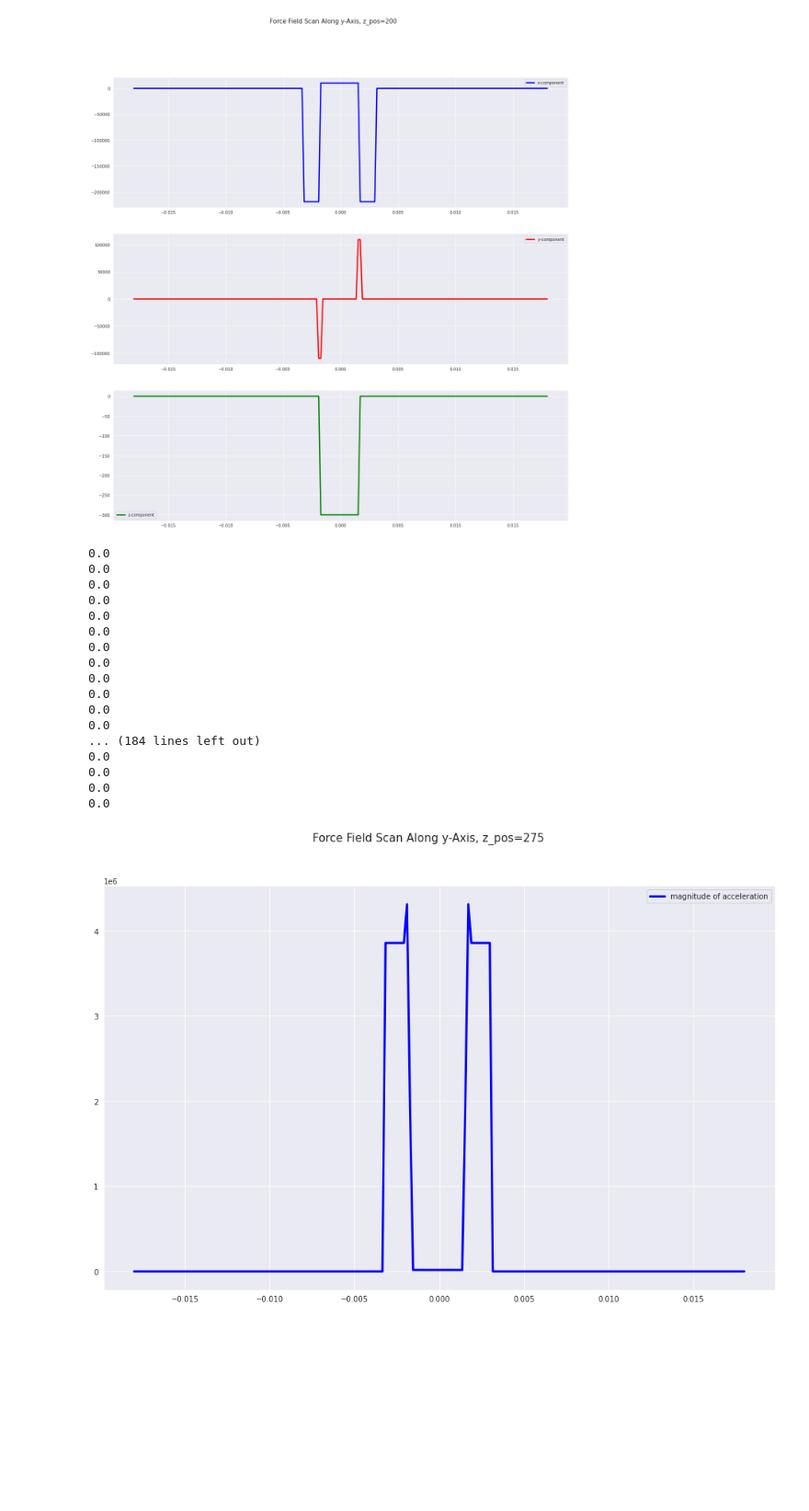
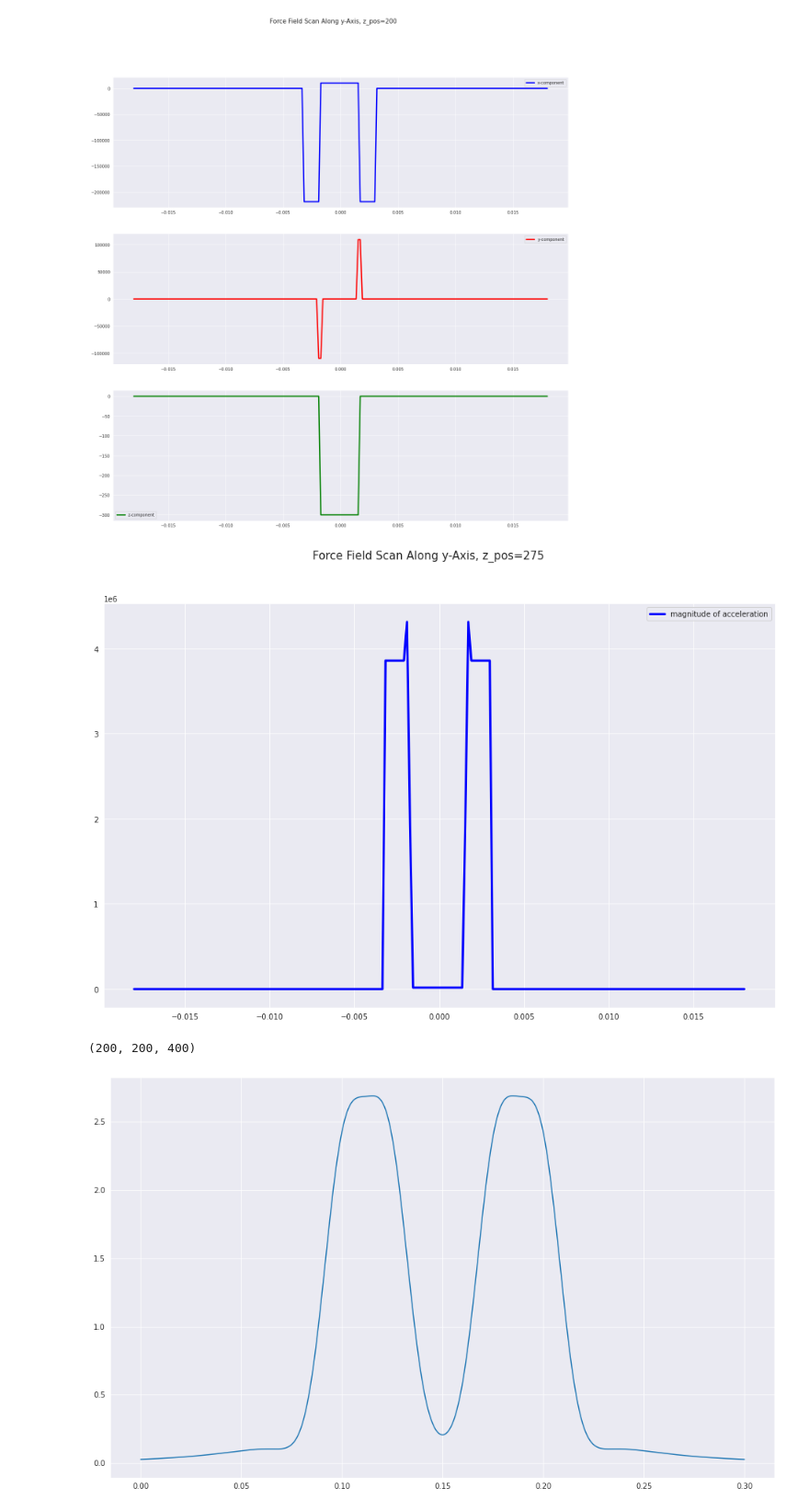
Before and after one commit to Andrew-wi/magnetic_lens, a Jupyter notebook: superconducting_magnets/b_field_checks.ipynb, the cells around one changed output. Shown: that part at 92% size. Drawn from its saved outputs; the diff is of its cells as text; code cells hidden in the pictures; blank space fills up the shorter version.

```diff
--- a/superconducting_magnets/b_field_checks.ipynb
+++ b/superconducting_magnets/b_field_checks.ipynb
@@ -99,52 +99,34 @@ plt.show()
 # ----------------------------------------------------------------------------
 from vector_field import *
 
-# initialize force magnitude arrays
-force_x = []
-
-# initialize mesh values
+force = []
 mesh = range(0, mxy)
 xy = np.linspace(-1.8e-2, 1.8e-2, mxy)
-
-# loop through mesh grid of force field
 z_pos = 275
 
 for i in mesh:
     acc = np.linalg.norm(force_field[i, 0, z_pos] / mass)
-    print(acc)
-#     print('coords: {}'.format((i, 0, z_pos)))
-#     print(force_field[i, 0, z_pos]/mass)
-    force_x.append(acc)
+    force.append(acc)
 
-# transform to numpy arrays
-force_x = np.array(force_x)
-
-# plot results
+force = np.array(force)
 fig, ax = plt.subplots(1, 1, figsize=(10*1.62, 10))
-
-ax.plot(xy, force_x, label='magnitude of acceleration', linewidth=3, color='b')
-
-# formatting
+ax.plot(xy, force, label='magnitude of acceleration', linewidth=3, color='b')
 ax.legend()
 fig.suptitle('Force Field Scan Along y-Axis, z_pos={}'.format(z_pos), fontsize=15)
-
 plt.show()
 # %% [output]
-0.0
-0.0
-0.0
-0.0
-0.0
-0.0
-0.0
-0.0
-0.0
-0.0
-0.0
-0.0
-... (184 lines left out)
-0.0
-0.0
-0.0
-0.0
 [figure]
+# %%
+# Import matrices
+hf_norm = h5py.File('b_matrix/normbMatrix_{}.h5'.format(mz), 'r')
+normBMatrix = hf_norm[('Dataset1')]
+# %%
+normBMatrix.shape
+# %% [output]
+(200, 200, 400)
+# %%
+fig, ax = plt.subplots(figsize=(10*1.62, 10))
+ax = plt.plot(np.linspace(0.0, 0.30, 400), normBMatrix[100,100,:])
+plt.show()
+# %% [output]
+[figure, added]
```
Also changed, not shown: parts of 9 cells of this notebook, 6 other files.
